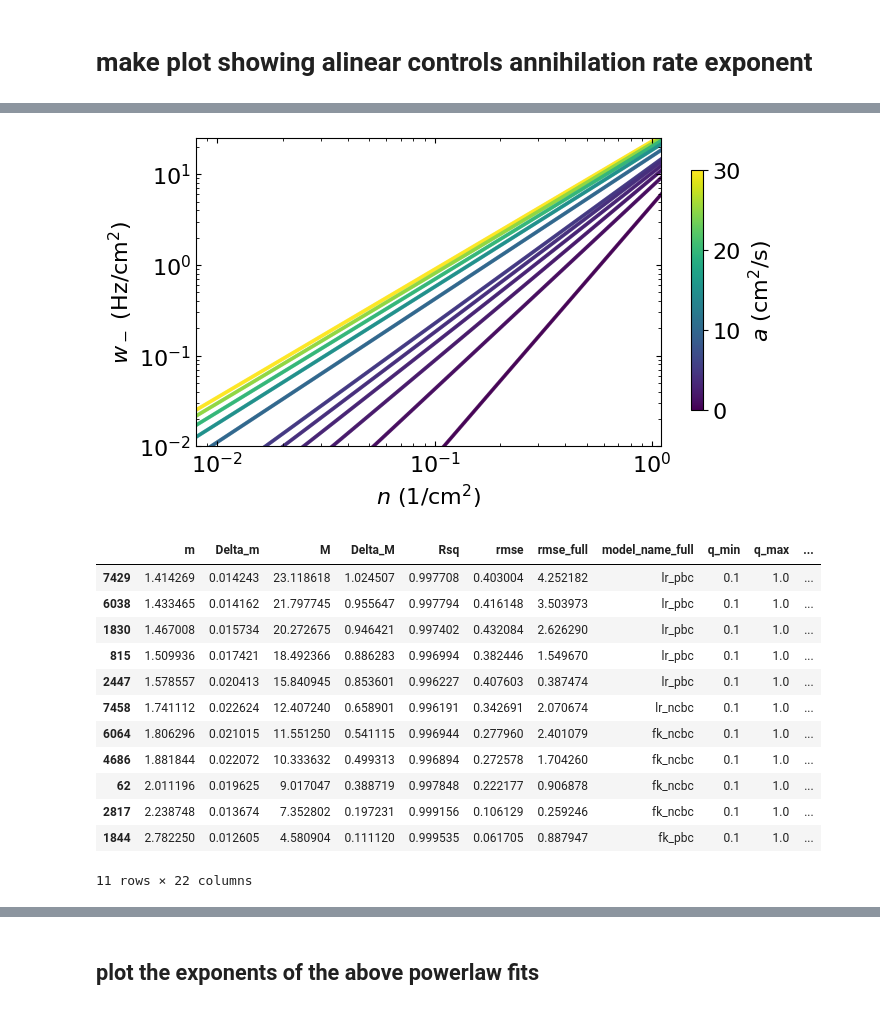
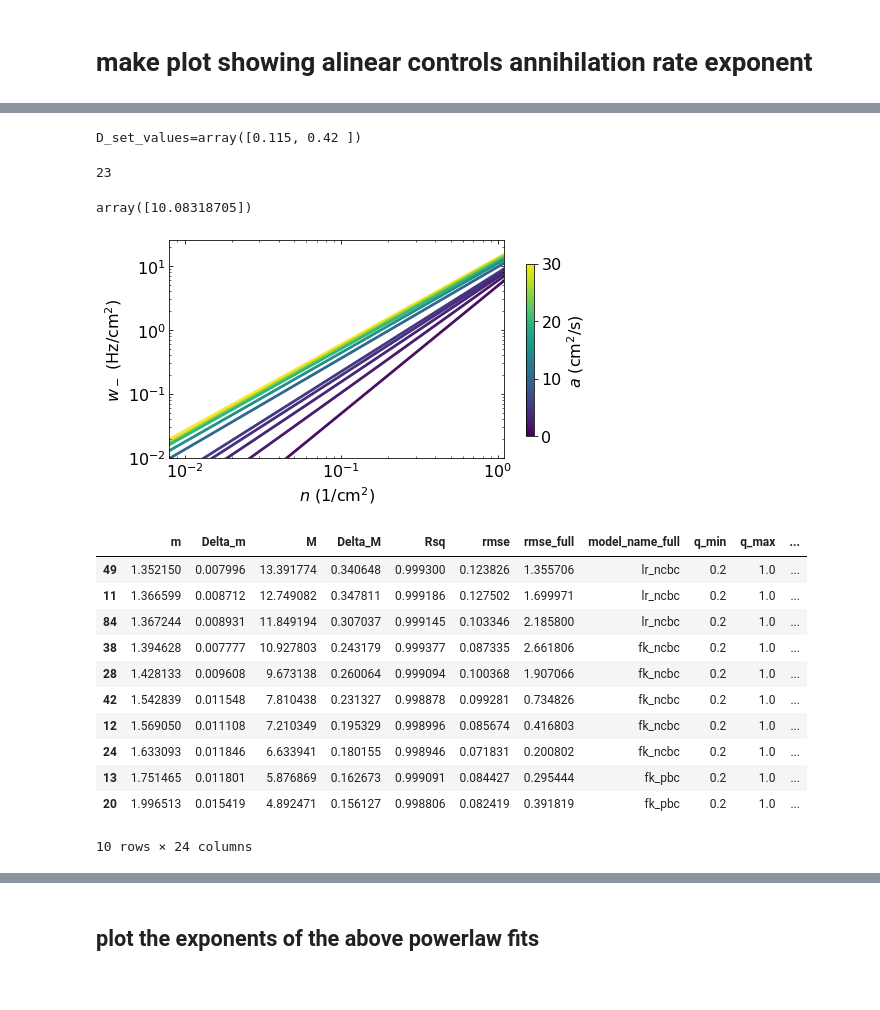
Before and after one commit to timtyree/bgmc, a Jupyter notebook: python/Generation of figure 3.ipynb, the cells around one changed output, grey strips where cells are left out. Cells and saved outputs as stored; diff of their text form; code cells hidden in the pictures.

Commit message:
updated figure 4 with results from run 36

```diff
--- a/python/Generation of figure 3.ipynb
+++ b/python/Generation of figure 3.ipynb
@@ -61,7 +61,8 @@ lr['w']=lr['rate']/lr['A']*10**3 #Hz/cm^2
 # %%
 # input_fn=f"/home/timothytyree/Documents/GitHub/bgmc/python/data/osg_output/run_18_all_powerlaw_fits.csv"
 # input_fn=f"/home/timothytyree/Documents/GitHub/bgmc/python/data/osg_output/run_17_all_powerlaw_fits.csv"
-input_fn=f"{nb_dir}/data/osg_output/run_15_all_powerlaw_fits.csv" #works for many parameter settings (L=10)
+# input_fn=f"{nb_dir}/data/osg_output/run_15_all_powerlaw_fits.csv" #works for many parameter settings (L=10)
+input_fn=f"{nb_dir}/data/osg_output/run_36_all_powerlaw_fits.csv" #works for many parameter settings (L=10)
 df=pd.read_csv(input_fn)
 df.head()
 # %% [output]
@@ -107,3 +79,53 @@ query_template=query.copy()
+# %%
+D_set_values = df.D.drop_duplicates().values
+print(f"{D_set_values=}")
+# %% [output]
+D_set_values=array([0.115, 0.42 ])
+# %%
+#FK model
+r=0.135 # 0.1
+kappa=167 # 500#250
+D=0.115 # 0.7
+# #LR model
+# r=0.155
+# kappa=300
+# D=0.420
+
+
+# varkappa_lst=sorted(set(df['varkappa'].values))
+# varkappa_lst
+
+#TODO: extract xy values for kappa, r, D fixed to any value, which I can change later
+#query for old figure 4
+#define constant parameters
+reflect=0
+force_code=2
+set_second=0
+neighbor=0
+no_attraction=0
+no_repulsion=0
+reflect=0
+# kappa=100
+L=10
+
+#template query for the DataFrame
+query =(df.set_second==set_second)
+query&=(df.no_repulsion==no_repulsion)&(df.no_attraction==no_attraction)
+query&=(df.neighbor==neighbor)&(df.force_code==force_code)
+query&=(df.reflect==reflect)
+query&=df.r==r
+query&=df.kappa==kappa
+query&=df.D==D
+query&=df.L==L
+# query&=df.x0==x0
+query_template=query.copy()
+sum(query)
+# %% [output]
+23
+# %%
+M_returned
+# %% [output]
+array([10.08318705])
 # %%
 # cmap = 'Spectral_r'
 cmap = 'viridis'
@@ -132,7 +154,7 @@ fig, ax = plt.subplots(figsize=figsize)
 # varkappa_lst = sorted(set(df['varkappa'].values))
 # varkappa_lst = list(reversed([0,1,2,3, 5, 10, 20, 30]))
 # varkappa_lst = list(reversed([0, 1, 2, 5, 15, 30]))
-varkappa_lst = list(reversed([0,
+varkappa_lst = list(reversed([#0,
                               1, 2, 3, 4,
  5,
 #  6,
@@ -222,34 +244,34 @@ if show_full_models:
 #                     alpha=0.8))  #arrowstyle="->",
 
 #TODO: add dashed-black line below a=0 with slope of exactly two
 # #TODO: mark the slope of ^that line with ~2
 # x1 = 0.09
 # y1 = 2
 # annotation.slope_marker(origin=(x1, y1),
 #                         slope=2,
 #                         text_kwargs={'color': 'black','fontsize':16, 'alpha':0.7},
 #                         poly_kwargs={'facecolor': (0.5, 0.5, 0.5), 'alpha':0.5},#TODO: replace with purple
 #                         ax=ax)
 # #DONE: mark the slope of ^that line with ~3
 # x1 = 0.6
 # y1 = 0.3
 # annotation.slope_marker(origin=(x1, y1),
 #                         slope=3,#(3, 1),
 #                         text_kwargs={'color': 'black','fontsize':16, 'alpha':0.7},
 #                         poly_kwargs={'facecolor': (0.5, 0.5, 0.5), 'alpha':0.5},#TODO: replace with purple
 #                         ax=ax)
 
 # # #DONE: test whether this slope is correct with a scatter plot of 2 points
 # # x2 = 0.7
 # # y2 = y1 * (x2 / x1)**3
 # # ax.scatter([x1,x2],[y1,y2],marker='^',c='r',s=100,zorder=-1)
 # # #DONT: if not, dev my own custom loglog slope plotter
 # leg = ax.legend(loc='lower right', fontsize=fontsize - 6)
 # for lh in leg.legendHandles:
 #     lh.set_alpha(1)
 plt.show()
 # %% [output]
-[figure, old version]
+[figure, new version]
 # %%
 df_increasing_alinear_lst=[]
 
@@ -269,18 +291,17 @@ df_increasing_alinear = pd.concat(df_increasing_alinear_lst)
 df_increasing_alinear
 # %% [output]
 |  | m | Delta_m | M | Delta_M | Rsq | rmse | rmse_full | model_name_full | q_min | q_max | ... |
-| 7429 | 1.414269 | 0.014243 | 23.118618 | 1.024507 | 0.997708 | 0.403004 | 4.252182 | lr_pbc | 0.1 | 1.0 | ... |
-| 6038 | 1.433465 | 0.014162 | 21.797745 | 0.955647 | 0.997794 | 0.416148 | 3.503973 | lr_pbc | 0.1 | 1.0 | ... |
-| 1830 | 1.467008 | 0.015734 | 20.272675 | 0.946421 | 0.997402 | 0.432084 | 2.626290 | lr_pbc | 0.1 | 1.0 | ... |
-| 815 | 1.509936 | 0.017421 | 18.492366 | 0.886283 | 0.996994 | 0.382446 | 1.549670 | lr_pbc | 0.1 | 1.0 | ... |
-| 2447 | 1.578557 | 0.020413 | 15.840945 | 0.853601 | 0.996227 | 0.407603 | 0.387474 | lr_pbc | 0.1 | 1.0 | ... |
-| 7458 | 1.741112 | 0.022624 | 12.407240 | 0.658901 | 0.996191 | 0.342691 | 2.070674 | lr_ncbc | 0.1 | 1.0 | ... |
-| 6064 | 1.806296 | 0.021015 | 11.551250 | 0.541115 | 0.996944 | 0.277960 | 2.401079 | fk_ncbc | 0.1 | 1.0 | ... |
-| 4686 | 1.881844 | 0.022072 | 10.333632 | 0.499313 | 0.996894 | 0.272578 | 1.704260 | fk_ncbc | 0.1 | 1.0 | ... |
-| 62 | 2.011196 | 0.019625 | 9.017047 | 0.388719 | 0.997848 | 0.222177 | 0.906878 | fk_ncbc | 0.1 | 1.0 | ... |
-| 2817 | 2.238748 | 0.013674 | 7.352802 | 0.197231 | 0.999156 | 0.106129 | 0.259246 | fk_ncbc | 0.1 | 1.0 | ... |
-| 1844 | 2.782250 | 0.012605 | 4.580904 | 0.111120 | 0.999535 | 0.061705 | 0.887947 | fk_pbc | 0.1 | 1.0 | ... |
+| 49 | 1.352150 | 0.007996 | 13.391774 | 0.340648 | 0.999300 | 0.123826 | 1.355706 | lr_ncbc | 0.2 | 1.0 | ... |
+| 11 | 1.366599 | 0.008712 | 12.749082 | 0.347811 | 0.999186 | 0.127502 | 1.699971 | lr_ncbc | 0.2 | 1.0 | ... |
+| 84 | 1.367244 | 0.008931 | 11.849194 | 0.307037 | 0.999145 | 0.103346 | 2.185800 | lr_ncbc | 0.2 | 1.0 | ... |
+| 38 | 1.394628 | 0.007777 | 10.927803 | 0.243179 | 0.999377 | 0.087335 | 2.661806 | fk_ncbc | 0.2 | 1.0 | ... |
+| 28 | 1.428133 | 0.009608 | 9.673138 | 0.260064 | 0.999094 | 0.100368 | 1.907066 | fk_ncbc | 0.2 | 1.0 | ... |
+| 42 | 1.542839 | 0.011548 | 7.810438 | 0.231327 | 0.998878 | 0.099281 | 0.734826 | fk_ncbc | 0.2 | 1.0 | ... |
+| 12 | 1.569050 | 0.011108 | 7.210349 | 0.195329 | 0.998996 | 0.085674 | 0.416803 | fk_ncbc | 0.2 | 1.0 | ... |
+| 24 | 1.633093 | 0.011846 | 6.633941 | 0.180155 | 0.998946 | 0.071831 | 0.200802 | fk_ncbc | 0.2 | 1.0 | ... |
+| 13 | 1.751465 | 0.011801 | 5.876869 | 0.162673 | 0.999091 | 0.084427 | 0.295444 | fk_pbc | 0.2 | 1.0 | ... |
+| 20 | 1.996513 | 0.015419 | 4.892471 | 0.156127 | 0.998806 | 0.082419 | 0.391819 | fk_pbc | 0.2 | 1.0 | ... |
-11 rows × 22 columns
+10 rows × 24 columns
 # %%
 df_increasing_alinear['alinear'] = df_increasing_alinear['varkappa']
 df_increasing_alinear['nu_minus'] = df_increasing_alinear['m']
```
Also changed, not shown: parts of 13 cells of this notebook, 4 other files.
